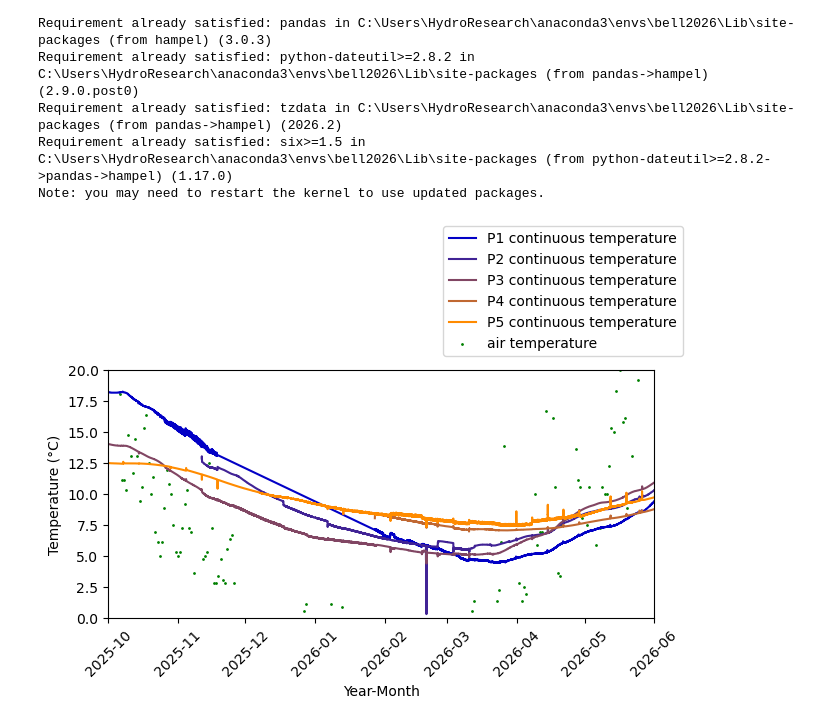
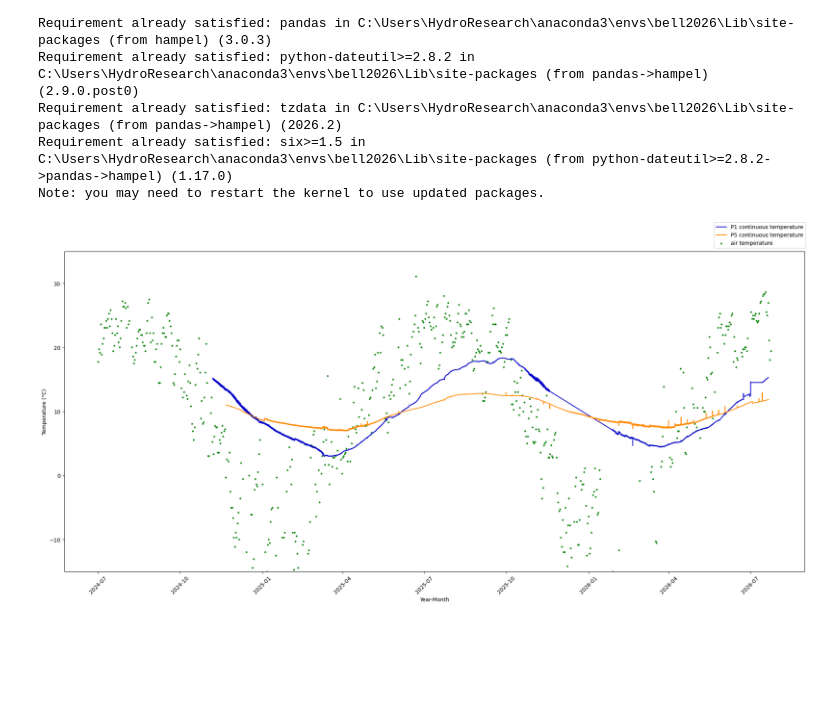
Before and after one commit to sauron-245/summer_26, a Jupyter notebook: summer 2026/AllPTemps.ipynb, the cells around one changed output. Drawn from its saved outputs; the diff is of its cells as text; code cells hidden in the pictures; blank space fills up the shorter version.

```diff
--- a/summer 2026/AllPTemps.ipynb
+++ b/summer 2026/AllPTemps.ipynb
@@ -41,7 +41,7 @@ date1 = sliceddate.drop([36191])
 date2 = date1.drop(np.arange(36192, 36211))
 # %%
 #filtering the continuous data for the outlier spikes where the hobo probe was removed from the piezometer
-hampelhobo = hampel(hobodf["Temp"], window_size=6, n_sigma=1.5) #filtering the data: for every point, a window of six data points on either side is applied, and the point is comparted to the median absolute deviation (with 1.5 standard deviations). If the data falls outside the MAD, it is counted as an outlier and removed. Temperature (W-CT 22414702), °C is a placeholder for the name of the column with the parameter of interest. filteredhobo is a placeholder.
+hampelhobo = hampel(hobodf["Temperature"], window_size=6, n_sigma=1.5) #filtering the data: for every point, a window of six data points on either side is applied, and the point is comparted to the median absolute deviation (with 1.5 standard deviations). If the data falls outside the MAD, it is counted as an outlier and removed. Temperature (W-CT 22414702), °C is a placeholder for the name of the column with the parameter of interest. filteredhobo is a placeholder.
 filteredhoboseries = pd.Series(hampelhobo.filtered_data, index = hobodf.index) #the hampel filter changes the type of data, and this forces it back into a panda series. filteredhoboseries is a placeholder.
 filteredhobo1 = filteredhoboseries[1:] #the hampel filter cannot remove the first data point (which I think is padded by zeroes), so I manually sliced it off. The variable is rewritten here to be called filteredhobo, which, after running this cell should be the continuous data without the spikes, forced back into a series, with the first data point removed.
 # filteredhobo = filteredhobo1.pop(36213)
@@ -93,37 +93,37 @@ P5filteredhoboseries = pd.Series(P5filteredhobo.filtered_data, index = P5hobodf.
 P5filteredhobo = P5filteredhoboseries[1:] #the hampel filter cannot remove the first data point (which I think is padded by zeroes), so I manually sliced it off. The variable is rewritten here to be called filteredhobo, which, after running this cell should be the continuous data without the spikes, forced back into a series, with the first data point removed.
 # %%
 #reading in the NOAA air temp data
-weatherdf = pd.read_csv("NOAAHastingsDam2.csv") #"NOAAHastingsDam2.csv" is a placeholder for the csv with your weather data
+weatherdf = pd.read_csv("NOAAHastingsDamTemp.csv") #"NOAAHastingsDam2.csv" is a placeholder for the csv with your weather data
 weatherdf["Date"] = pd.to_datetime(weatherdf["Date"])
 # %%
 
-fig, ax = plt.subplots(layout='constrained')
+fig, ax = plt.subplots(layout='constrained', figsize=(20, 10))
 ax.plot(date2, filteredhobo, color="#0200C6", label = "P1 continuous temperature")
-ax.plot(P2hobodfdate, P2filteredhobo, color="#412395", label = "P2 continuous temperature")
-ax.plot(P3hobodfdate, P3filteredhobo, color="#814663", label = "P3 continuous temperature")
-ax.plot(P4hobodfdate, P4filteredhobo, color="#C06832", label = "P4 continuous temperature")
+# ax.plot(P2hobodfdate, P2filteredhobo, color="#412395", label = "P2 continuous temperature")
+# ax.plot(P3hobodfdate, P3filteredhobo, color="#814663", label = "P3 continuous temperature")
+# ax.plot(P4hobodfdate, P4filteredhobo, color="#C06832", label = "P4 continuous temperature")
 ax.plot(P5hobodfdate, P5filteredhobo, color="#FF8B00", label = "P5 continuous temperature")
-ax.scatter(weatherdf.Date, weatherdf.loc[:,"Mean  Celcius Teperature"], color = "green", s = 1, label = "air temperature") #the air temperature data
+ax.scatter(weatherdf.Date, weatherdf.MeanTempC, color = "green", s = 5, label = "air temperature") #the air temperature data
 plt.xticks(rotation=45)
 plt.xlabel("Year-Month")
 plt.ylabel("Temperature (°C)") #Temperature (°C) is a placeholder.
-plt.ylim((0, 20))
-plt.xlim((pd.to_datetime("2025-10"), pd.to_datetime("2026-06")))
+plt.ylim((-15, 35))
+# plt.xlim((pd.to_datetime("2025-10"), pd.to_datetime("2026-06")))
 
 
 #code below places legend outside graph, but squishes it
 #plt.legend(bbox_to_anchor=(1.05, 0.5), loc="center left")
 
 #code below places legend on graph and covers some of the data
 #ax.legend(loc="lower left")
 
 #code below puts legend outside of graph, squishes it down, but is not awful
 fig.legend(loc='outside upper right')
 #ax.legend(handles = [hobo, temptb, tempbb, tempta, tempba], labels = ["HOBO continuous data", "field data at top before pumping", "field data at bottom before pumping", "field data at top after pumping", "field data at bottom after pumping"])
 
 plt.show()
 # %% [output]
-[figure, old version]
+[figure, new version]
 # %%
 fig, ax = plt.subplots(layout='constrained')
 ax.scatter(date2, filteredhobo, s = 1, color="#0200C6", label = "P1 continuous temperature")
```
Also changed, not shown: parts of 2 cells of this notebook, 47 other files.
